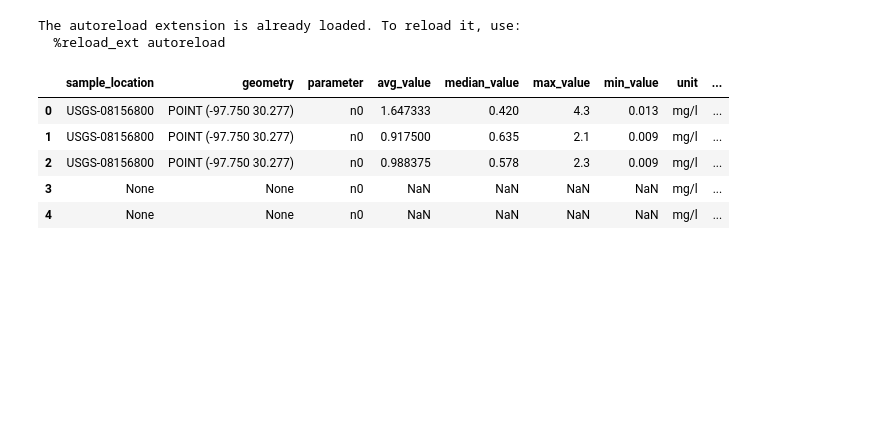
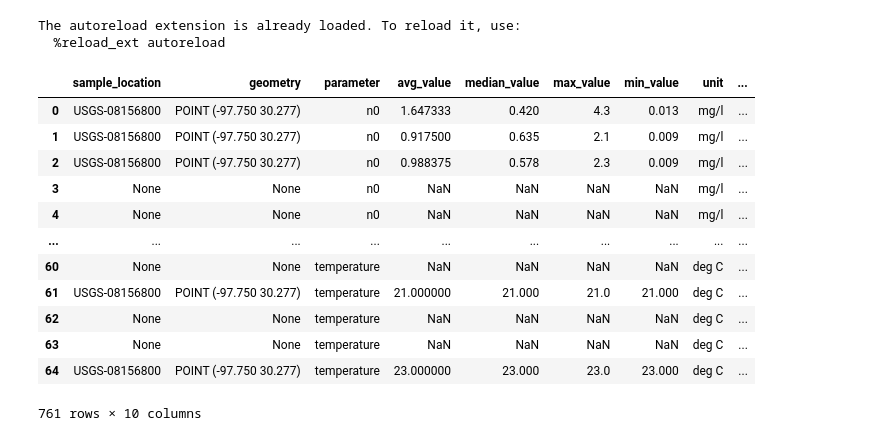
Before and after one commit to ramseyboy/shoal-creek-wq-bio-mitigation, a Jupyter notebook: water_quality.ipynb, the cells around one changed output. Cells and saved outputs as stored; diff of their text form; code cells hidden in the pictures; blank space fills up the shorter version.

```diff
--- a/water_quality.ipynb
+++ b/water_quality.ipynb
@@ -19,7 +19,7 @@ engine = create_engine(conn_str)
 The autoreload extension is already loaded. To reload it, use:
   %reload_ext autoreload
 # %%
-def discharge_interval_query(parameters: list[str], locations: list[str], site_number: str):
+def discharge_interval_query(parameters: list[str], locations: list[str], site_number: str, parameter: str):
     parameters_csv = ','.join(f"'{p}'" for p in parameters)
     locations_csv = ','.join(f"'{l}'" for l in locations)
 
@@ -51,7 +51,7 @@ def discharge_interval_query(parameters: list[str], locations: list[str], site_n
     i.start_date,
     i.end_date
     from intervals i
-       right join public.discharge_daily d on d.date_time::date >= i.start_date and d.date_time::date < i.end_date
+       left outer join public.discharge_daily d on d.date_time::date >= i.start_date and d.date_time::date < i.end_date
         and "parameter" = 'Discharge' and d.site_number = '{site_number}'
         group by i.start_date, i.end_date
         order by i.start_date desc;
@@ -59,6 +59,7 @@ def discharge_interval_query(parameters: list[str], locations: list[str], site_n
     df = geopandas.read_postgis(
     sql=query_template,
     con=engine, geom_col='geometry', crs="EPSG:26914")
+    df["wq_parameter"] = parameter
     return df
 # %%
 def water_quality_interval_query(parameters: list[str], locations: list[str], parameter: str, unit: str):
@@ -156,7 +157,7 @@ for parameter in usgs_parameters:
     wq_df = water_quality_interval_query(parameters=usgs_parameters[parameter], locations=locations_12th, unit=units[parameter], parameter=parameter)
     wq_12th_intervals = pandas.concat([wq_12th_intervals, wq_df])
 
-    discharge_df = discharge_interval_query(parameters=usgs_parameters[parameter], locations=locations_12th, site_number="08156800")
+    discharge_df = discharge_interval_query(parameters=usgs_parameters[parameter], locations=locations_12th, site_number="08156800", parameter=parameter)
     discharge_12th_intervals = pandas.concat([discharge_12th_intervals, discharge_df])
 
 
@@ -165,12 +166,19 @@ for parameter in usgs_parameters:
     df =  water_quality_interval_query(parameters=coa_parameters[parameter], locations=locations_12th, unit=units[parameter], parameter=parameter)
     wq_1st_upstream_intervals = pandas.concat([wq_1st_upstream_intervals, df])
 # %%
-wq_12th_intervals.head()
+wq_12th_intervals
 # %% [output]
 |  | sample_location | geometry | parameter | avg_value | median_value | max_value | min_value | unit | ... |
 | 0 | USGS-08156800 | POINT (-97.750 30.277) | n0 | 1.647333 | 0.420 | 4.3 | 0.013 | mg/l | ... |
 | 1 | USGS-08156800 | POINT (-97.750 30.277) | n0 | 0.917500 | 0.635 | 2.1 | 0.009 | mg/l | ... |
 | 2 | USGS-08156800 | POINT (-97.750 30.277) | n0 | 0.988375 | 0.578 | 2.3 | 0.009 | mg/l | ... |
 | 3 | None | None | n0 | NaN | NaN | NaN | NaN | mg/l | ... |
 | 4 | None | None | n0 | NaN | NaN | NaN | NaN | mg/l | ... |
+| ... | ... | ... | ... | ... | ... | ... | ... | ... | ... |
+| 60 | None | None | temperature | NaN | NaN | NaN | NaN | deg C | ... |
+| 61 | USGS-08156800 | POINT (-97.750 30.277) | temperature | 21.000000 | 21.000 | 21.0 | 21.000 | deg C | ... |
+| 62 | None | None | temperature | NaN | NaN | NaN | NaN | deg C | ... |
+| 63 | None | None | temperature | NaN | NaN | NaN | NaN | deg C | ... |
+| 64 | USGS-08156800 | POINT (-97.750 30.277) | temperature | 23.000000 | 23.000 | 23.0 | 23.000 | deg C | ... |
+761 rows × 10 columns
 # %%
```
Also changed, not shown: parts of 2 cells of this notebook.
